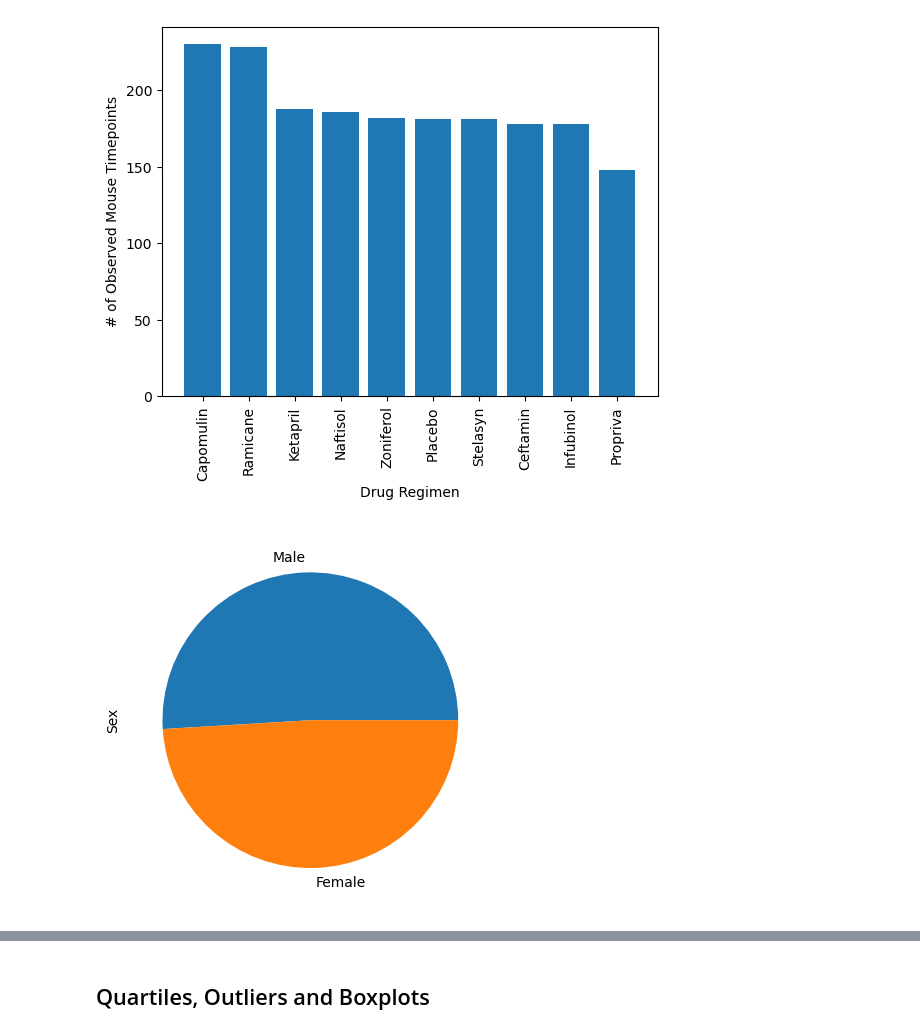
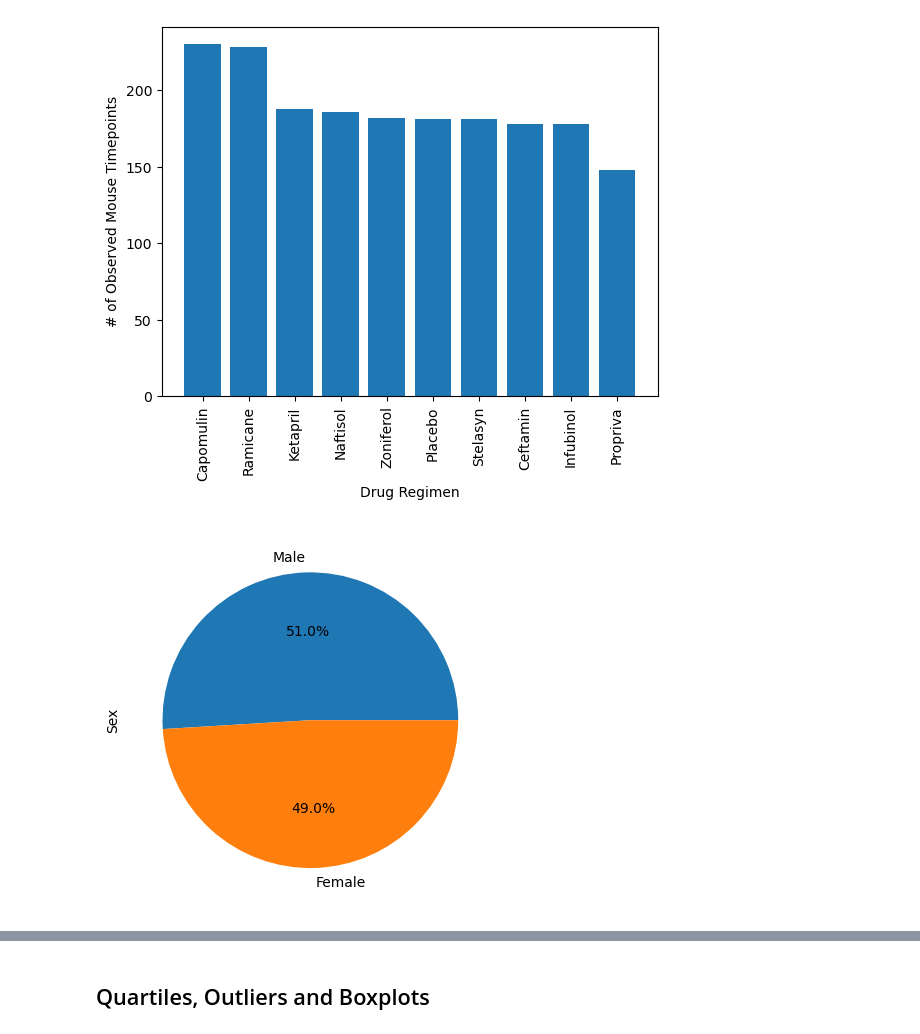
Before and after one commit to KeeganDavis/data-visualization-challenge, a Jupyter notebook: pymaceuticals.ipynb, the cells around one changed output, grey strips where cells are left out. Drawn from its saved outputs; the diff is of its cells as text; code cells hidden in the pictures.

```diff
--- a/pymaceuticals.ipynb
+++ b/pymaceuticals.ipynb
@@ -165,12 +165,12 @@ plt.show()
 # %%
 # Generate a pie plot showing the distribution of female versus male mice using Pandas
 male_female = cleaned_df.groupby(['Sex'])['Mouse ID'].count().sort_values(ascending=False)
 labels = male_female.index
 sizes = [count for count in male_female]
-plot = male_female.plot(kind='pie', ylabel='Sex')
+plot = male_female.plot(kind='pie', ylabel='Sex', autopct='%1.1f%%')
 plt.show()
 # %% [output]
-[figure, old version]
+[figure, new version]
 # %%
 # Generate a pie plot showing the distribution of female versus male mice using pyplot
 plt.pie(sizes, labels=labels, autopct="%1.1f%%")
```
Also changed, not shown: parts of 3 cells of this notebook, 1 other file.
